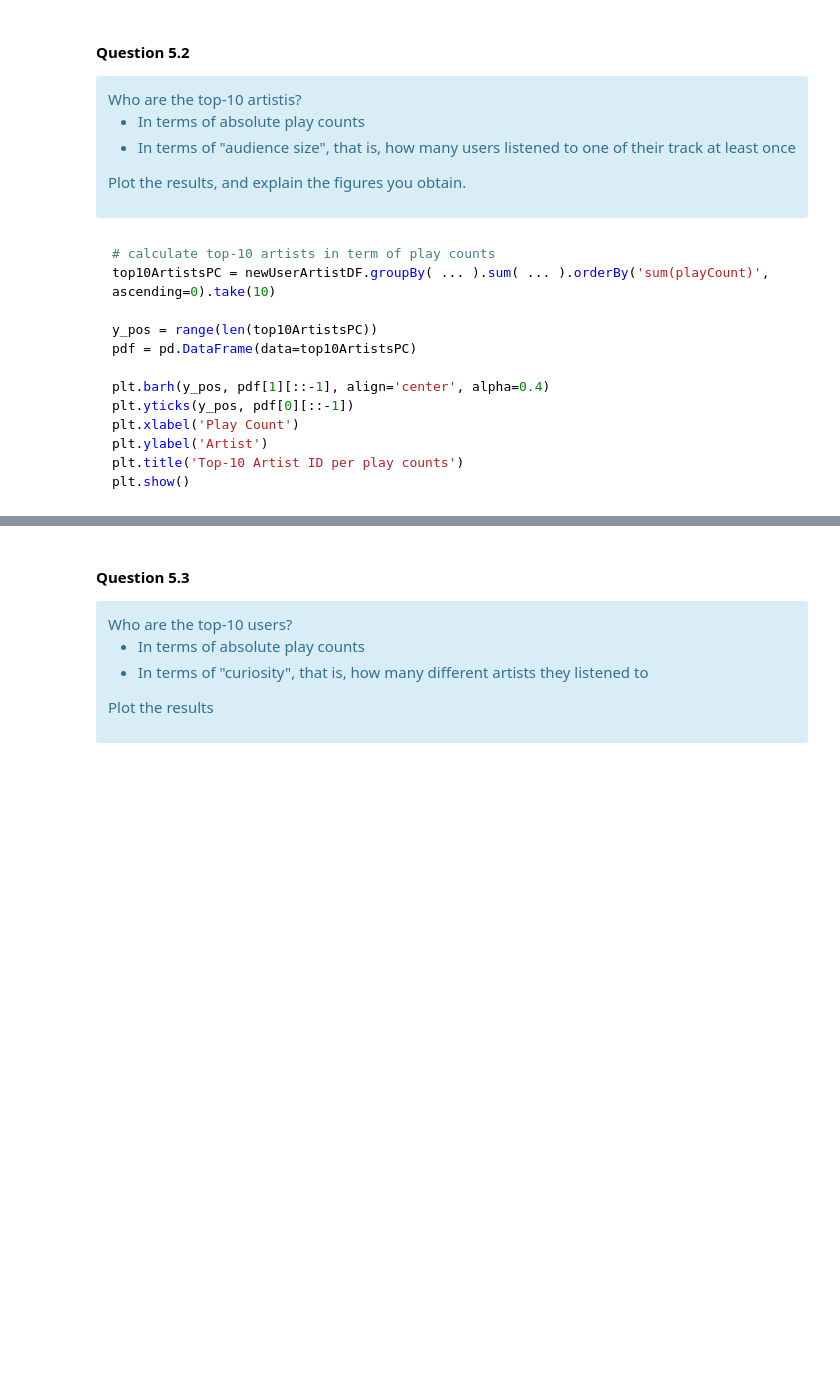
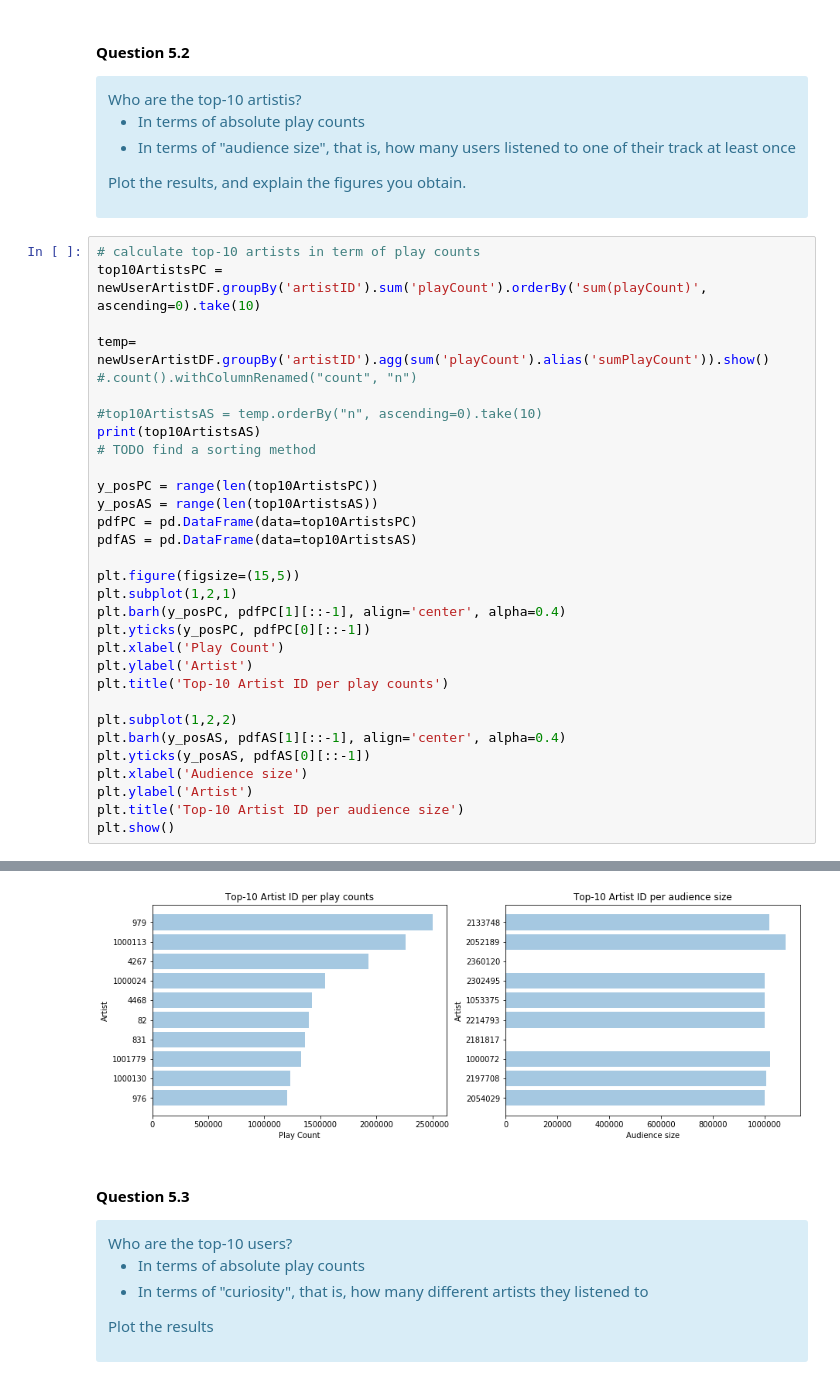
Before and after one commit to MathieuMansanarez/Algorithmic-Machine-Learning, a Jupyter notebook: Notebooks/RecSys.ipynb, the cells around one changed output, grey strips where cells are left out. Cells and saved outputs as stored; diff of their text form; blank space fills up the shorter version.

````diff
--- a/Notebooks/RecSys.ipynb
+++ b/Notebooks/RecSys.ipynb
@@ -662,18 +701,35 @@ Who are the top-10 artistis?
 
 Plot the results, and explain the figures you obtain.
 <div>
-# %% [markdown]
-```python
-# calculate top-10 artists in term of play counts
-top10ArtistsPC = newUserArtistDF.groupBy( ... ).sum( ... ).orderBy('sum(playCount)', ascending=0).take(10)
-
-y_pos = range(len(top10ArtistsPC))
-pdf = pd.DataFrame(data=top10ArtistsPC)
-
-plt.barh(y_pos, pdf[1][::-1], align='center', alpha=0.4)
-plt.yticks(y_pos, pdf[0][::-1])
-plt.xlabel('Play Count')
-plt.ylabel('Artist')
-plt.title('Top-10 Artist ID per play counts')
-plt.show()
-```
+# %%
+# calculate top-10 artists in term of play counts
+top10ArtistsPC = newUserArtistDF.groupBy('artistID').sum('playCount').orderBy('sum(playCount)', ascending=0).take(10)
+
+temp= newUserArtistDF.groupBy('artistID').agg(sum('playCount').alias('sumPlayCount')).show()
+#.count().withColumnRenamed("count", "n")
+
+#top10ArtistsAS = temp.orderBy("n", ascending=0).take(10)
+print(top10ArtistsAS)
+# TODO find a sorting method
+
+y_posPC = range(len(top10ArtistsPC))
+y_posAS = range(len(top10ArtistsAS))
+pdfPC = pd.DataFrame(data=top10ArtistsPC)
+pdfAS = pd.DataFrame(data=top10ArtistsAS)
+
+plt.figure(figsize=(15,5))
+plt.subplot(1,2,1)
+plt.barh(y_posPC, pdfPC[1][::-1], align='center', alpha=0.4)
+plt.yticks(y_posPC, pdfPC[0][::-1])
+plt.xlabel('Play Count')
+plt.ylabel('Artist')
+plt.title('Top-10 Artist ID per play counts')
+
+plt.subplot(1,2,2)
+plt.barh(y_posAS, pdfAS[1][::-1], align='center', alpha=0.4)
+plt.yticks(y_posAS, pdfAS[0][::-1])
+plt.xlabel('Audience size')
+plt.ylabel('Artist')
+plt.title('Top-10 Artist ID per audience size')
+plt.show()
+# %% [output]
@@ -680,3 +753,4 @@ plt.show()
+[figure, added]
 # %% [markdown]
 #### Question 5.3
 
````
Also changed, not shown: parts of 6 cells of this notebook.
